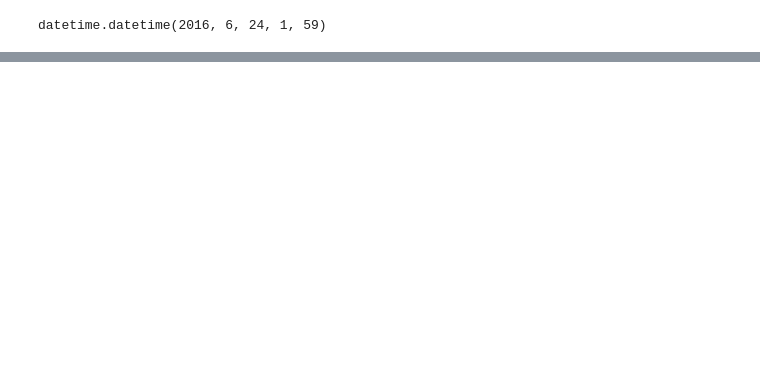
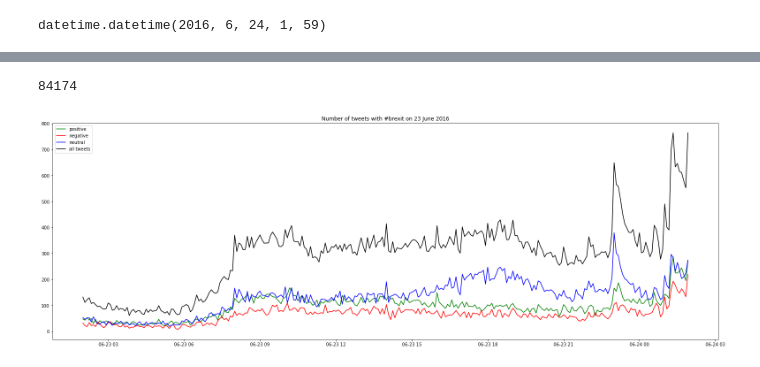
Before and after one commit to Marciniec/twitter-sentiment-analysis, a Jupyter notebook: Twitter.ipynb, the cells around one changed output, grey strips where cells are left out. Saved outputs shown, nothing was run; the diff lists cells and outputs as text; code cells hidden in the pictures; blank space fills up the shorter version.

Commit message:
Add sentiment analysis with new graphs and word cloud

```diff
--- a/Twitter.ipynb
+++ b/Twitter.ipynb
@@ -111,0 +81,27 @@ plot_bar_x(counts_01_02)
+# %%
+def count_min_intervals(df, minutes):
+    return df['date'].dt.floor(f'{minutes}T').value_counts().sort_index().reset_index()
+# %%
+df_positive = count_min_intervals(df_pos, 5)
+df_negative = count_min_intervals(df_neg, 5)
+df_neutral = count_min_intervals(df_neu, 5)
+# %%
+df_all = count_min_intervals(df_all, 5)
+# %%
+def plot_sentiment(df, df_positive, df_negative, df_neutral, title):
+    plt.figure(figsize=(27, 9))
+    plt.plot(df_positive.iloc[:,0], df_positive.iloc[:,1], color='green', label = 'positive')
+    plt.plot(df_negative.iloc[:,0], df_negative.iloc[:,1], color='red', label = 'negative')
+    plt.plot(df_neutral.iloc[:,0], df_neutral.iloc[:,1], color='blue', label = 'neutral')
+    plt.plot(df.iloc[:,0], df.iloc[:,1], color='black', label = 'all tweets')
+    plt.legend(loc="upper left")
+    plt.title(title)
+    plt.show()
+# %%
+len(dataset)
+# %% [output]
+84174
+# %%
+plot_sentiment(df_all,df_positive, df_negative, df_neutral, 'Number of tweets with #brexit on 23 June 2016' )
+# %% [output]
+[figure, added]
```
Also changed, not shown: parts of 47 cells of this notebook.
